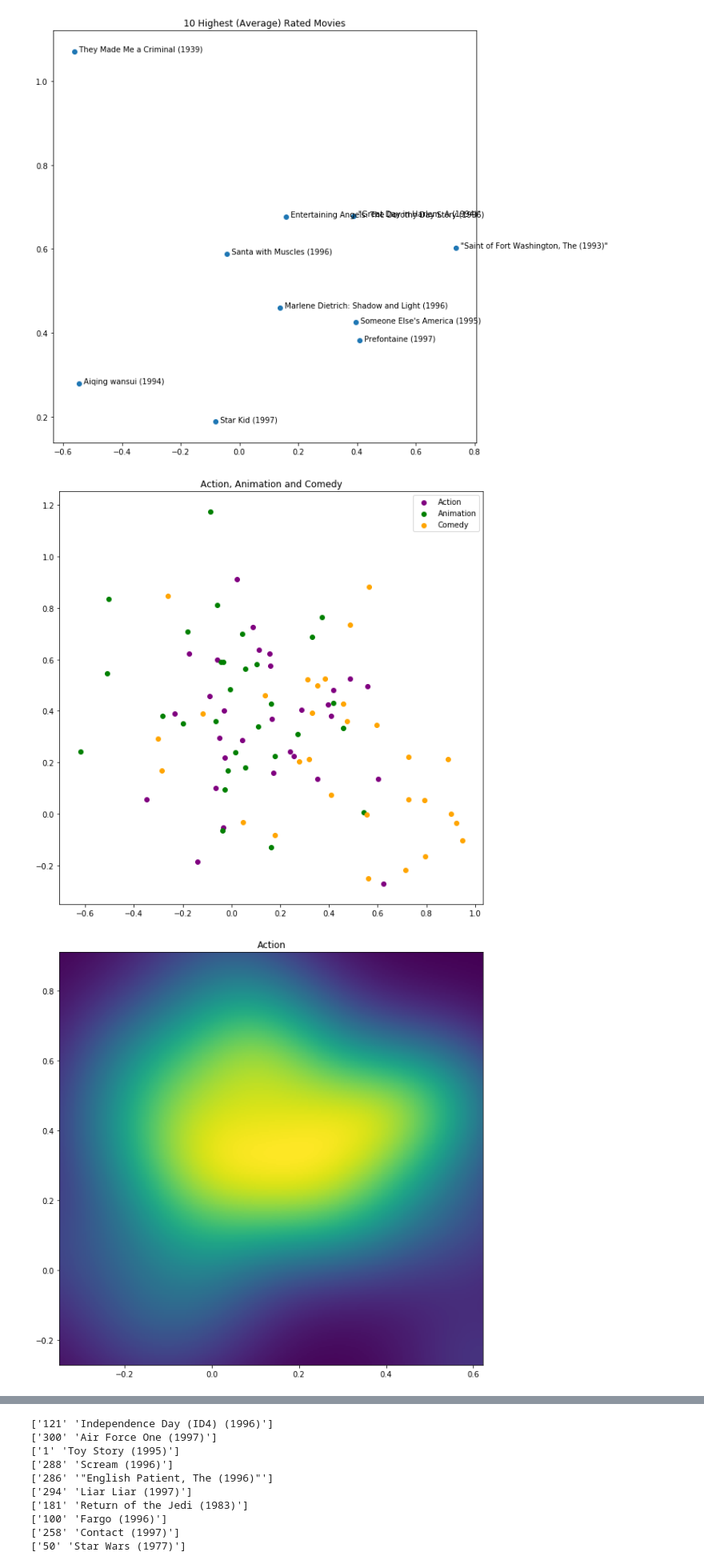
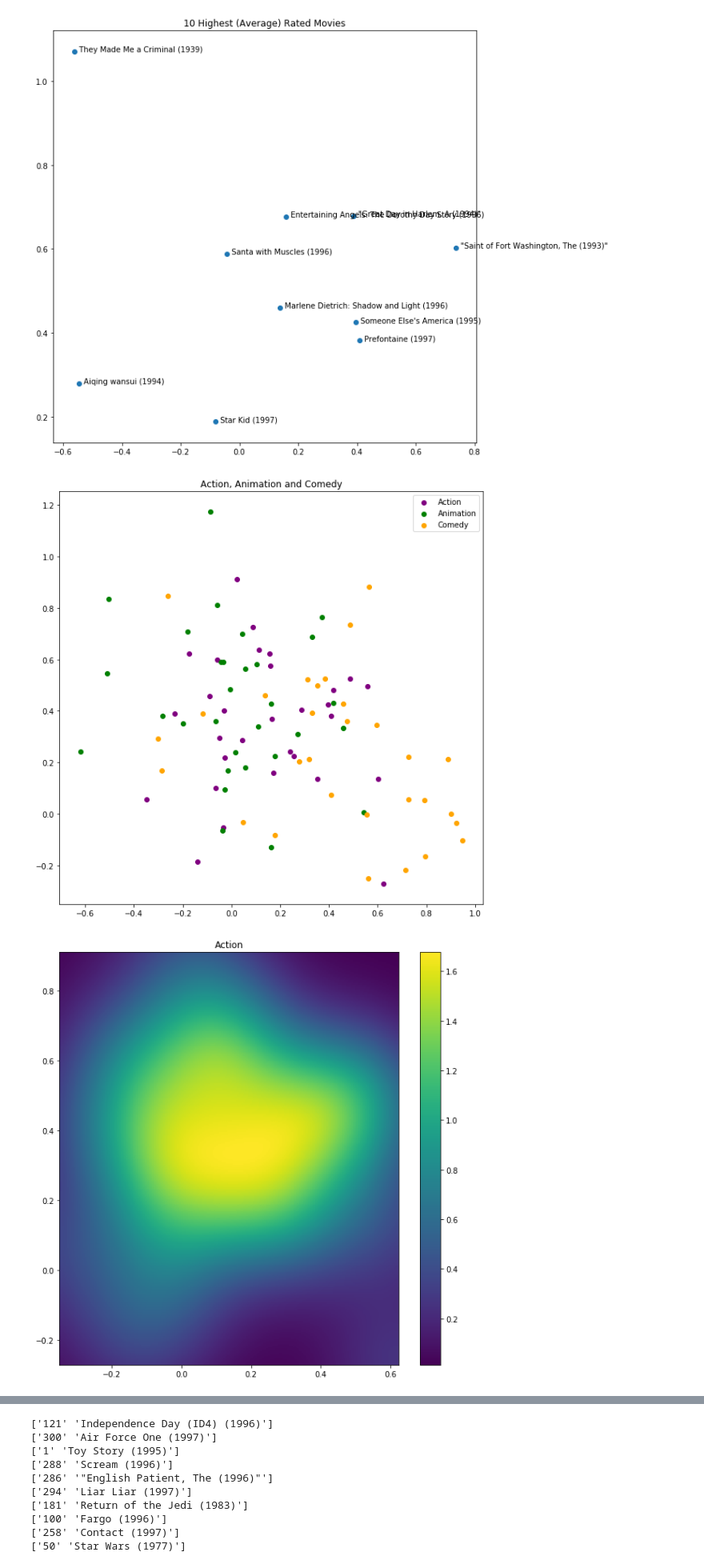
Before and after one commit to jwcomo66/miniproject2, a Jupyter notebook: MP2-bias.ipynb, the cells around one changed output, grey strips where cells are left out. Shown at 80% size. Cells and saved outputs as stored; diff of their text form; code cells hidden in the pictures.

Commit message:
Matrix Visualizations w density graphs

```diff
--- a/MP2-bias.ipynb
+++ b/MP2-bias.ipynb
@@ -362,43 +362,46 @@ plt.title("Action, Animation and Comedy")
 plt.show()
 plt.pcolormesh(xi, yi, zi.reshape(xi.shape))
 plt.title("Action")
+plt.colorbar()
 plt.show()
 plt.pcolormesh(xi1, yi1, zi1.reshape(xi1.shape))
 plt.title("Animation")
+plt.colorbar()
 plt.show()
 plt.pcolormesh(xi2, yi2, zi2.reshape(xi2.shape))
 plt.title("Comedy")
+plt.colorbar()
 plt.show()
 
 
 #plt.imshow(combine, cmap='hot', interpolation='nearest')
 #plt.imshow(combine1, cmap='hot', interpolation='nearest')
 #plt.imshow(combine2, cmap='hot', interpolation='nearest')
 
 #plt.scatter(m1[0], m1[1], color = "purple")
 #plt.scatter(m2[0], m2[1], color = "green")
 #plt.scatter(m3[0], m3[1], color = "orange")
 
 
 
 ##### comment this part out to erase labels
 
 # for i, movie_id in enumerate(movie_ids1):
 #     title = str(titles[int(movie_id) - 1][1])
 #     print(title)
 #     ax.annotate("  " + title, (m1[0][i], m1[1][i]))
 
 # for i, movie_id in enumerate(movie_ids2):
 #     title = str(titles[int(movie_id) - 1][1])
 #     print(title)
 #     ax.annotate("  " + title, (m2[0][i], m2[1][i]))
 
 # for i, movie_id in enumerate(movie_ids3):
 #     title = str(titles[int(movie_id) - 1][1])
 #     print(title)
 #     ax.annotate("  " + title, (m3[0][i], m3[1][i]))
 
 #plt.show()
 # %% [output]
 [figure]
-[figure, old version]
+[figure, new version]
```
Also changed, not shown: parts of 1 cell of this notebook.
